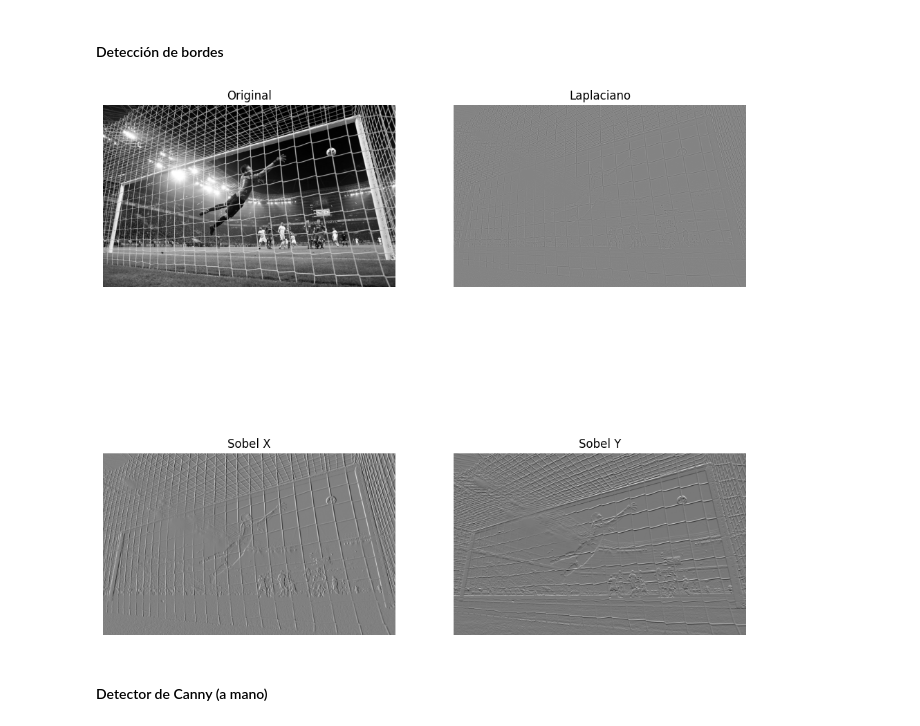
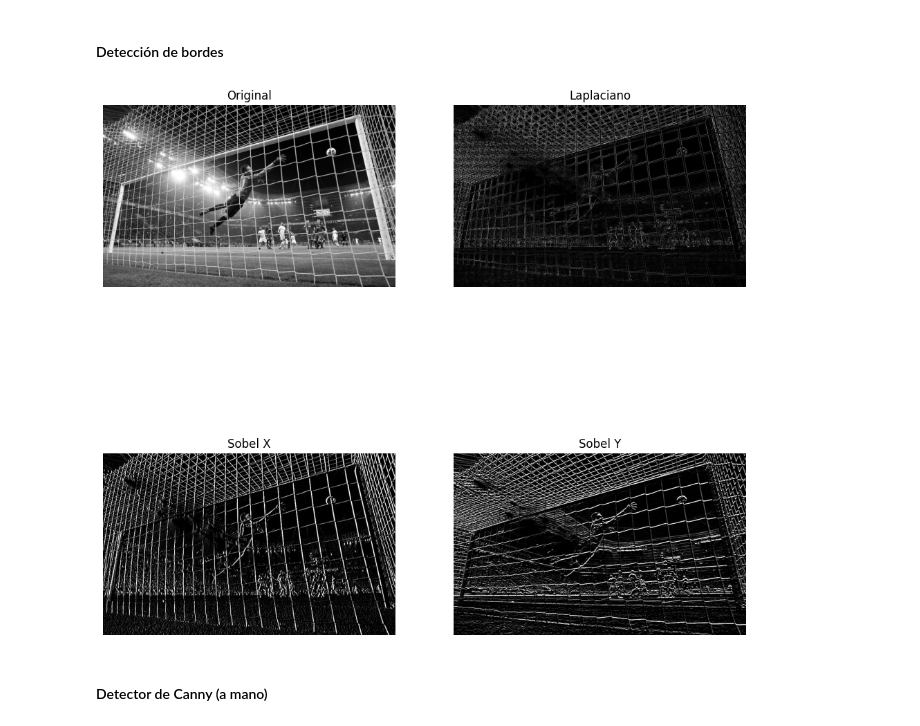
Before and after one commit to maximdorogov/fundamentos-de-vision-fiuba, a Jupyter notebook: clases_practicas/practica_5/02.Bordes.ipynb, the cells around one changed output. Drawn from its saved outputs; the diff is of its cells as text; code cells hidden in the pictures.

```diff
--- a/clases_practicas/practica_5/02.Bordes.ipynb
+++ b/clases_practicas/practica_5/02.Bordes.ipynb
@@ -15,26 +15,26 @@ import time
 # %%
 img = cv.imread('golazo.jpg',0)
 
 #grises=True
-grises=True
+grises=False
 if grises:
     # En escala de grises
     laplacian = cv.Laplacian(img, cv.CV_64F)
     sobelx = cv.Sobel(img, cv.CV_64F, 1, 0, ksize=3)
-    sobely = cv.Sobel(img,cv.CV_64F,0,1,ksize=3)
+    sobely = cv.Sobel(img, cv.CV_64F,0,1,ksize=3)
 else:
     # En blanco y negro
     laplacian = cv.Laplacian(img,cv.CV_8U)
     sobelx = cv.Sobel(img,cv.CV_8U,1,0,ksize=3)
     sobely = cv.Sobel(img,cv.CV_8U,0,1,ksize=3)
 
 sv.plot_images_grid(
     images=[img, laplacian, sobelx, sobely],
     titles=["Original", "Laplaciano", "Sobel X", "Sobel Y"],
     grid_size=(2, 2),
 )
 # %% [output]
-[figure, old version]
+[figure, new version]
 # %% [markdown]
 #### Detector de Canny (a mano)
 # %%
```
Also changed, not shown: parts of 2 cells of this notebook, 9 other files.
